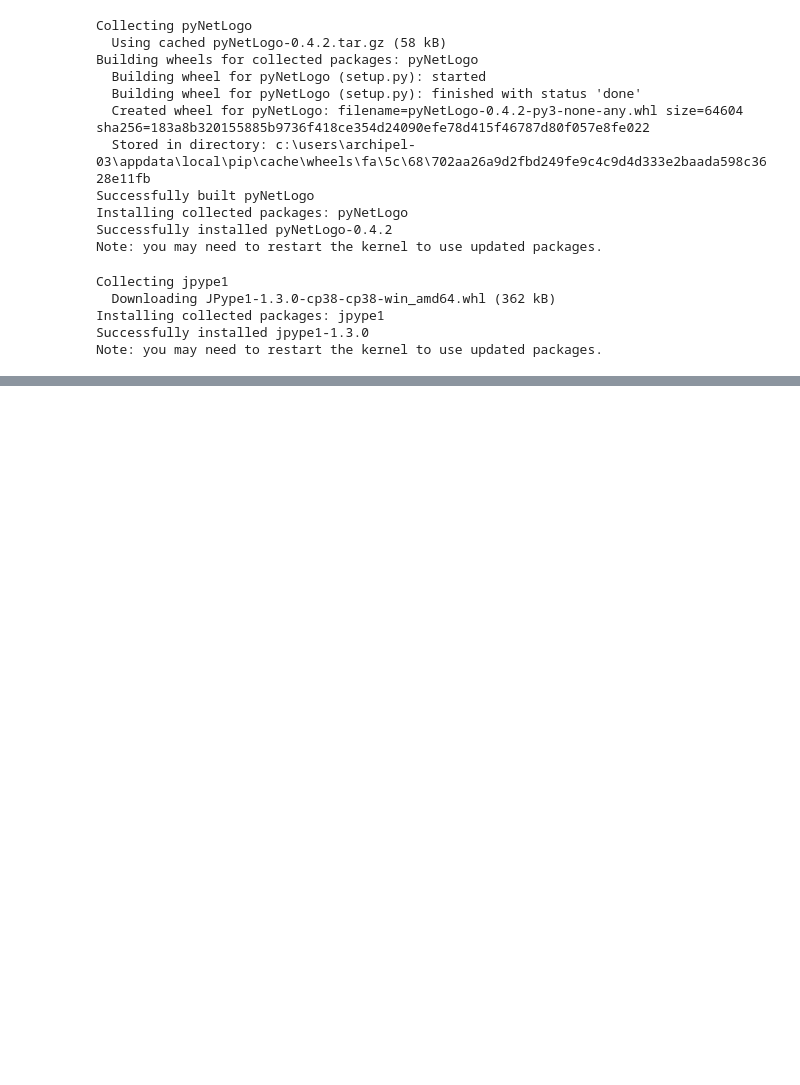
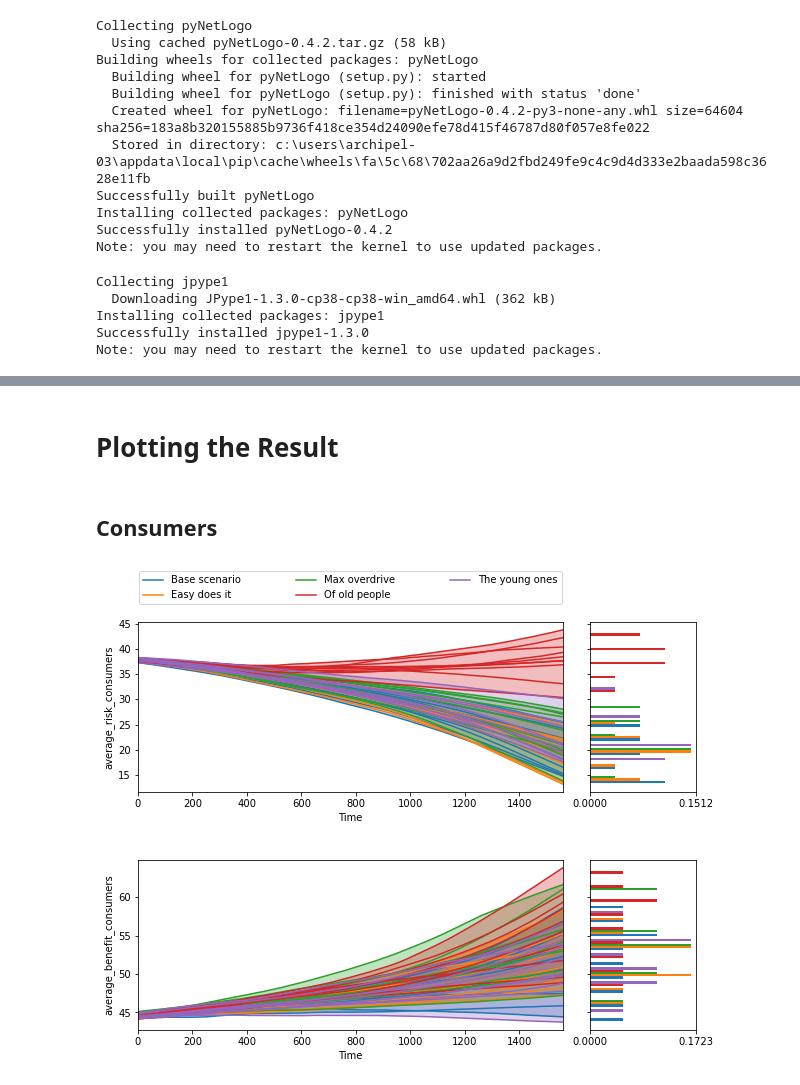
Before and after one commit to lvreedenburgh/Risk-Benefit-Model, a Jupyter notebook: Deep_uncertainty_analysis.ipynb, the cells around one changed output, grey strips where cells are left out. Drawn from its saved outputs; the diff is of its cells as text; code cells hidden in the pictures; blank space fills up the shorter version.

```diff
--- a/Deep_uncertainty_analysis.ipynb
+++ b/Deep_uncertainty_analysis.ipynb
@@ -278,0 +342,22 @@ outcomes_test['average_benefit_farmers'].shape
+# %% [markdown]
+# Plotting the Result
+# %% [markdown]
+## Consumers
+# %%
+experiments_to_show = np.arange(0, all_experiments.shape[0], 1)
+
+fig, ax = plotting.lines(all_experiments,
+                         outcomes_test,
+                         outcomes_to_show=['average_risk_consumers',
+                                           'average_benefit_consumers'],
+                         group_by='scenario',
+                         show_envelope=True,
+                         density=plotting.Density.HIST,
+                         titles=None,
+                         experiments_to_show=experiments_to_show)
+
+fig.set_figheight(7.5)
+fig.set_figwidth(10)
+plt.show()
+# %% [output]
+[figure, added]
```
Also changed, not shown: parts of 40 cells of this notebook, 1 other file.
